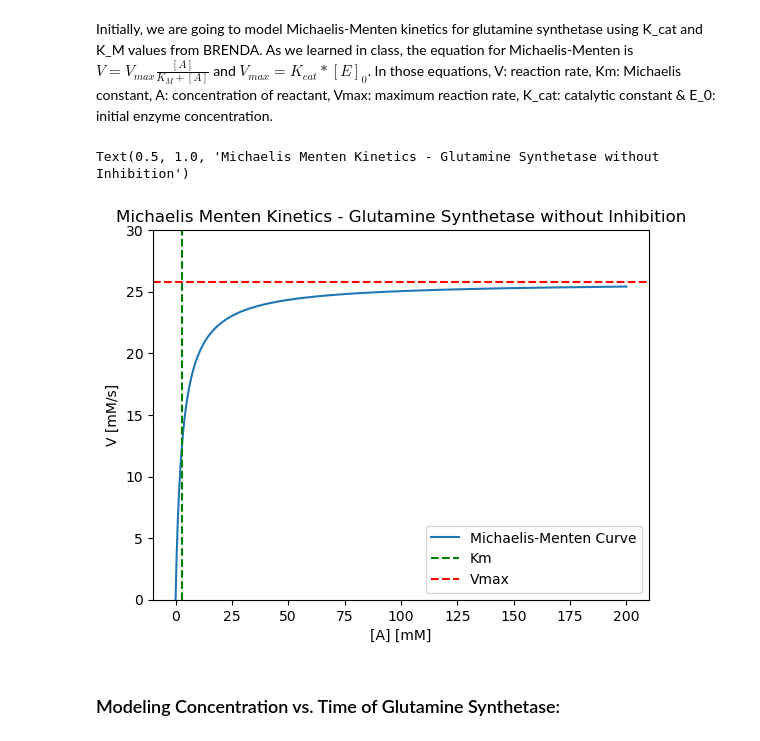
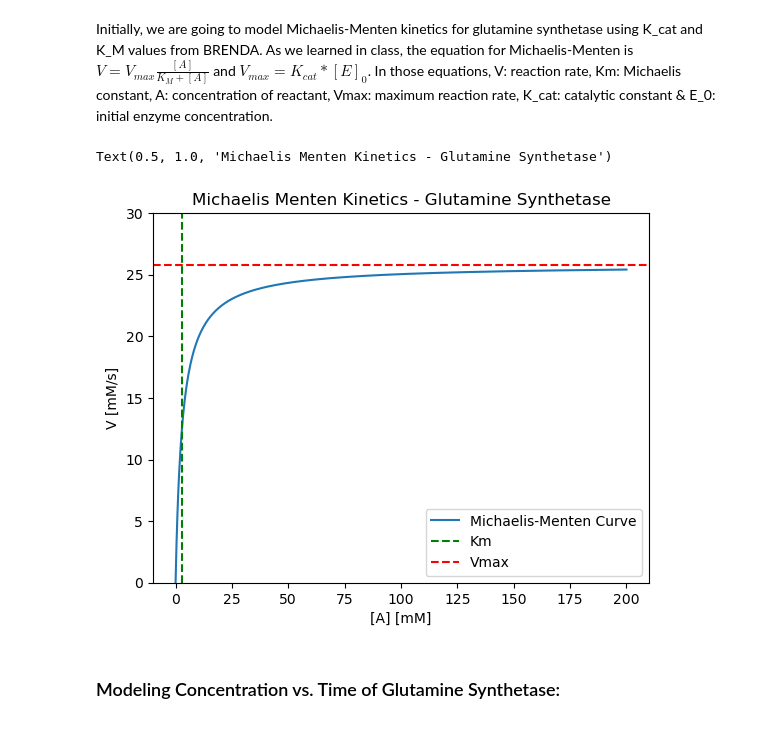
Before and after one commit to smyoung14/BME3990, a Jupyter notebook: FinalProject.ipynb, the cells around one changed output. Cells and saved outputs as stored; diff of their text form; code cells hidden in the pictures.

```diff
--- a/FinalProject.ipynb
+++ b/FinalProject.ipynb
@@ -31,17 +31,17 @@ V_max = K_cat * E_0
 # %%
 #Plot V vs A
 plt.plot(A,v,label ='Michaelis-Menten Curve')
 plt.xlabel('[A] [mM]')
 plt.ylabel('V [mM/s]')
 #Plot Km and vmax
 plt.axvline(x =K_M, color ='g',linestyle ='--',label='Km')
 plt.axhline(y = V_max, color ='r',linestyle ='--',label='Vmax')
 plt.ylim(0,30)
 plt.legend()
-plt.title('Michaelis Menten Kinetics - Glutamine Synthetase without Inhibition')
+plt.title('Michaelis Menten Kinetics - Glutamine Synthetase')
 # %% [output]
-Text(0.5, 1.0, 'Michaelis Menten Kinetics - Glutamine Synthetase without Inhibition')
+Text(0.5, 1.0, 'Michaelis Menten Kinetics - Glutamine Synthetase')
-[figure, old version]
+[figure, new version]
 # %% [markdown]
 ### Modeling Concentration vs. Time of Glutamine Synthetase:
 # %% [markdown]
```
Also changed, not shown: parts of 4 cells of this notebook.
